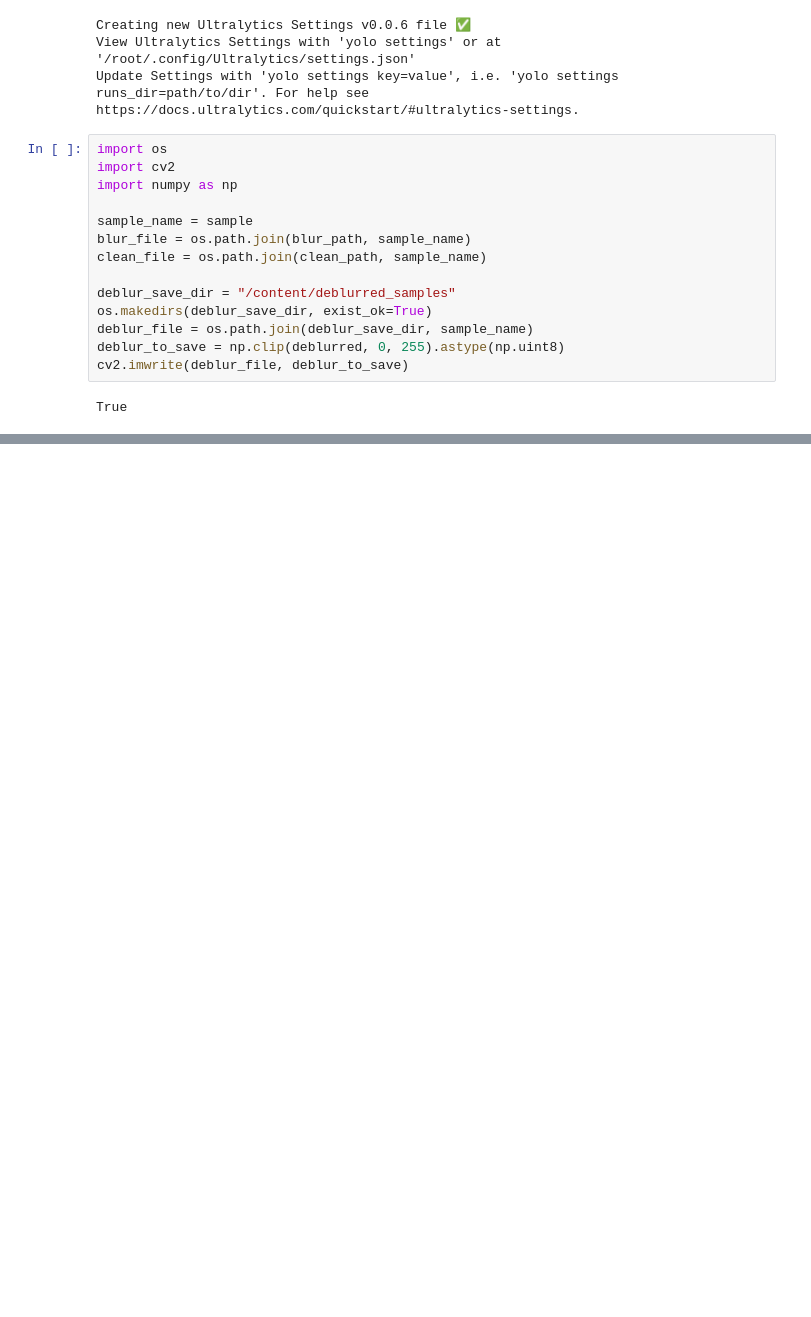
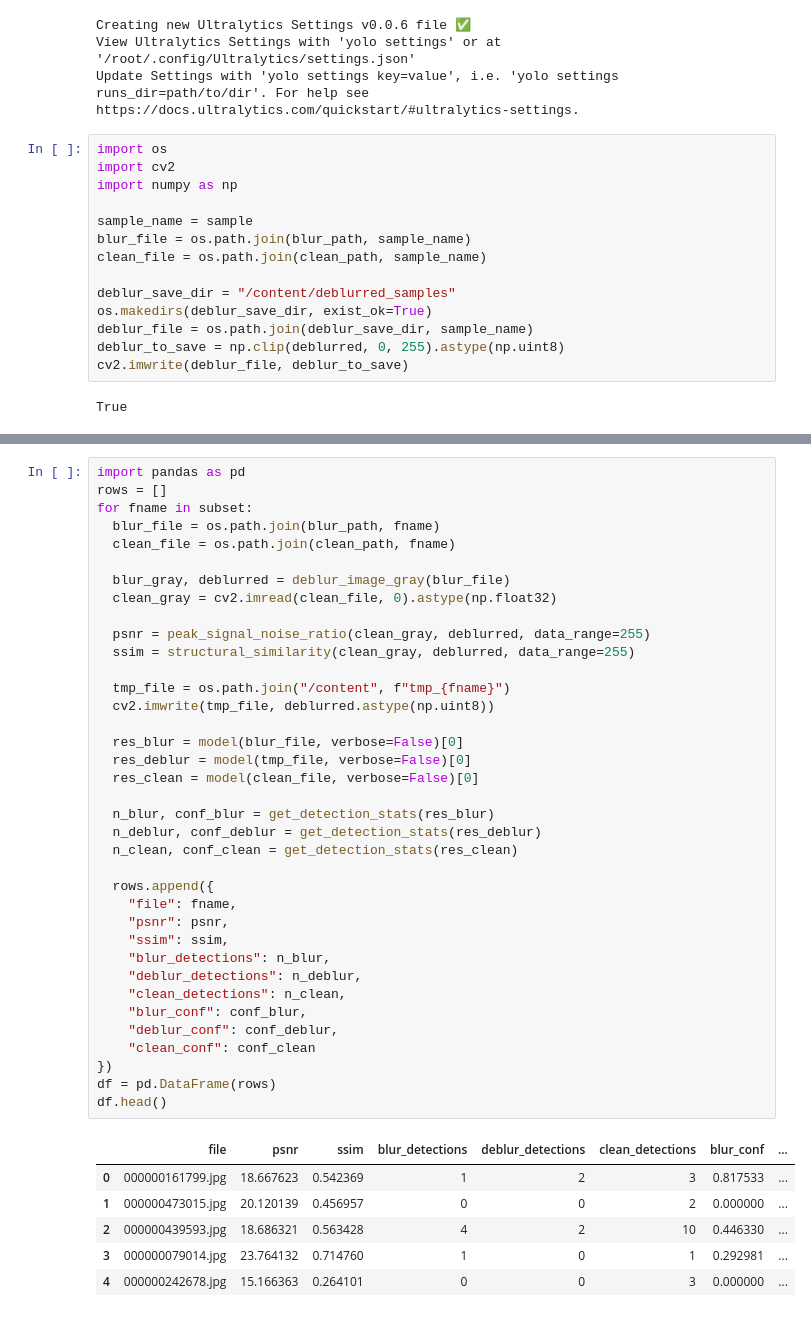
Before and after one commit to royalalexandar404/ComputerVision_Assignment1, a Jupyter notebook: ComputerVision_Assignment1.ipynb, the cells around one changed output, grey strips where cells are left out. Cells and saved outputs as stored; diff of their text form; blank space fills up the shorter version.

```diff
--- a/ComputerVision_Assignment1.ipynb
+++ b/ComputerVision_Assignment1.ipynb
@@ -234,0 +271,44 @@ plt.figure(figsize=(18,6))
+# %%
+import pandas as pd
+rows = []
+for fname in subset:
+  blur_file = os.path.join(blur_path, fname)
+  clean_file = os.path.join(clean_path, fname)
+
+  blur_gray, deblurred = deblur_image_gray(blur_file)
+  clean_gray = cv2.imread(clean_file, 0).astype(np.float32)
+
+  psnr = peak_signal_noise_ratio(clean_gray, deblurred, data_range=255)
+  ssim = structural_similarity(clean_gray, deblurred, data_range=255)
+
+  tmp_file = os.path.join("/content", f"tmp_{fname}")
+  cv2.imwrite(tmp_file, deblurred.astype(np.uint8))
+
+  res_blur = model(blur_file, verbose=False)[0]
+  res_deblur = model(tmp_file, verbose=False)[0]
+  res_clean = model(clean_file, verbose=False)[0]
+
+  n_blur, conf_blur = get_detection_stats(res_blur)
+  n_deblur, conf_deblur = get_detection_stats(res_deblur)
+  n_clean, conf_clean = get_detection_stats(res_clean)
+
+  rows.append({
+    "file": fname,
+    "psnr": psnr,
+    "ssim": ssim,
+    "blur_detections": n_blur,
+    "deblur_detections": n_deblur,
+    "clean_detections": n_clean,
+    "blur_conf": conf_blur,
+    "deblur_conf": conf_deblur,
+    "clean_conf": conf_clean
+})
+df = pd.DataFrame(rows)
+df.head()
+# %% [output]
+|  | file | psnr | ssim | blur_detections | deblur_detections | clean_detections | blur_conf | ... |
+| 0 | 000000161799.jpg | 18.667623 | 0.542369 | 1 | 2 | 3 | 0.817533 | ... |
+| 1 | 000000473015.jpg | 20.120139 | 0.456957 | 0 | 0 | 2 | 0.000000 | ... |
+| 2 | 000000439593.jpg | 18.686321 | 0.563428 | 4 | 2 | 10 | 0.446330 | ... |
+| 3 | 000000079014.jpg | 23.764132 | 0.714760 | 1 | 0 | 1 | 0.292981 | ... |
+| 4 | 000000242678.jpg | 15.166363 | 0.264101 | 0 | 0 | 3 | 0.000000 | ... |
```
Also changed, not shown: parts of 13 cells of this notebook.
